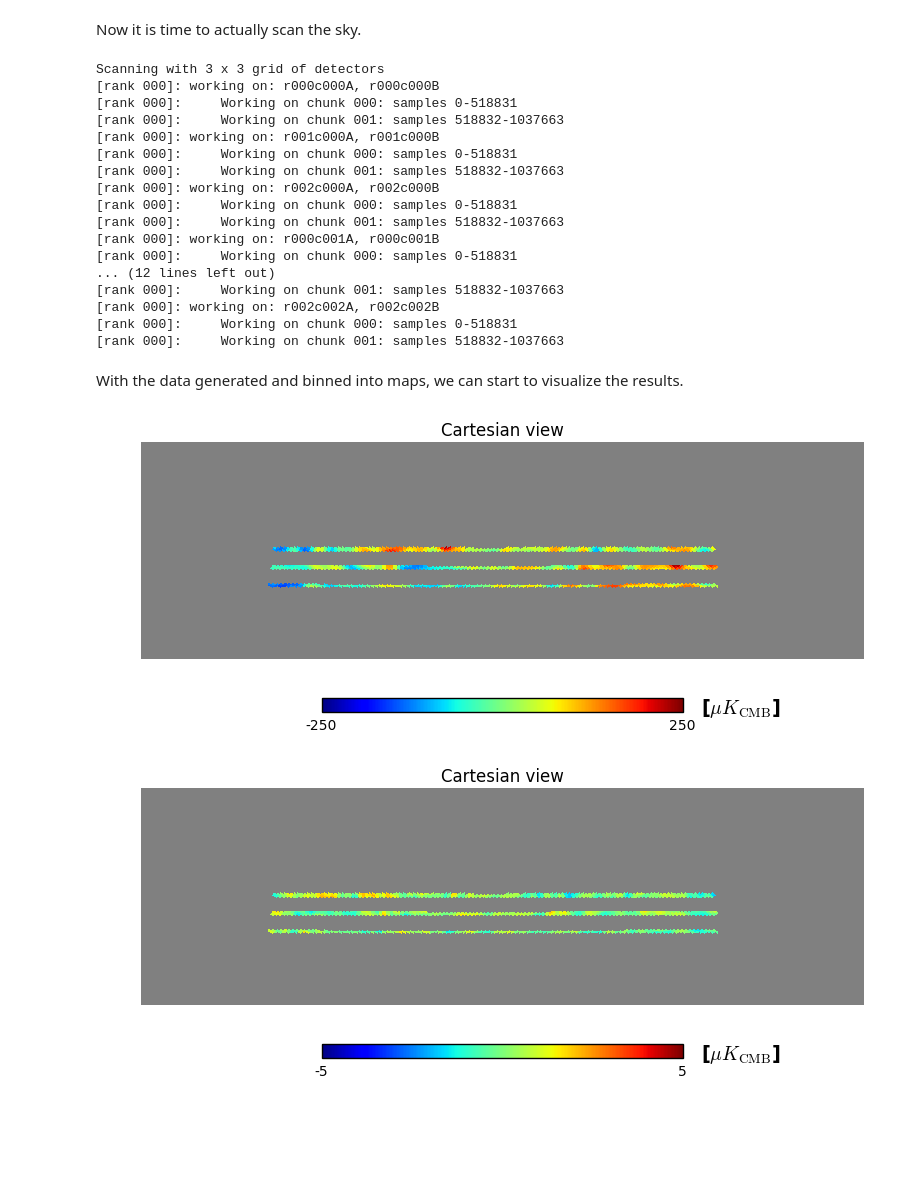
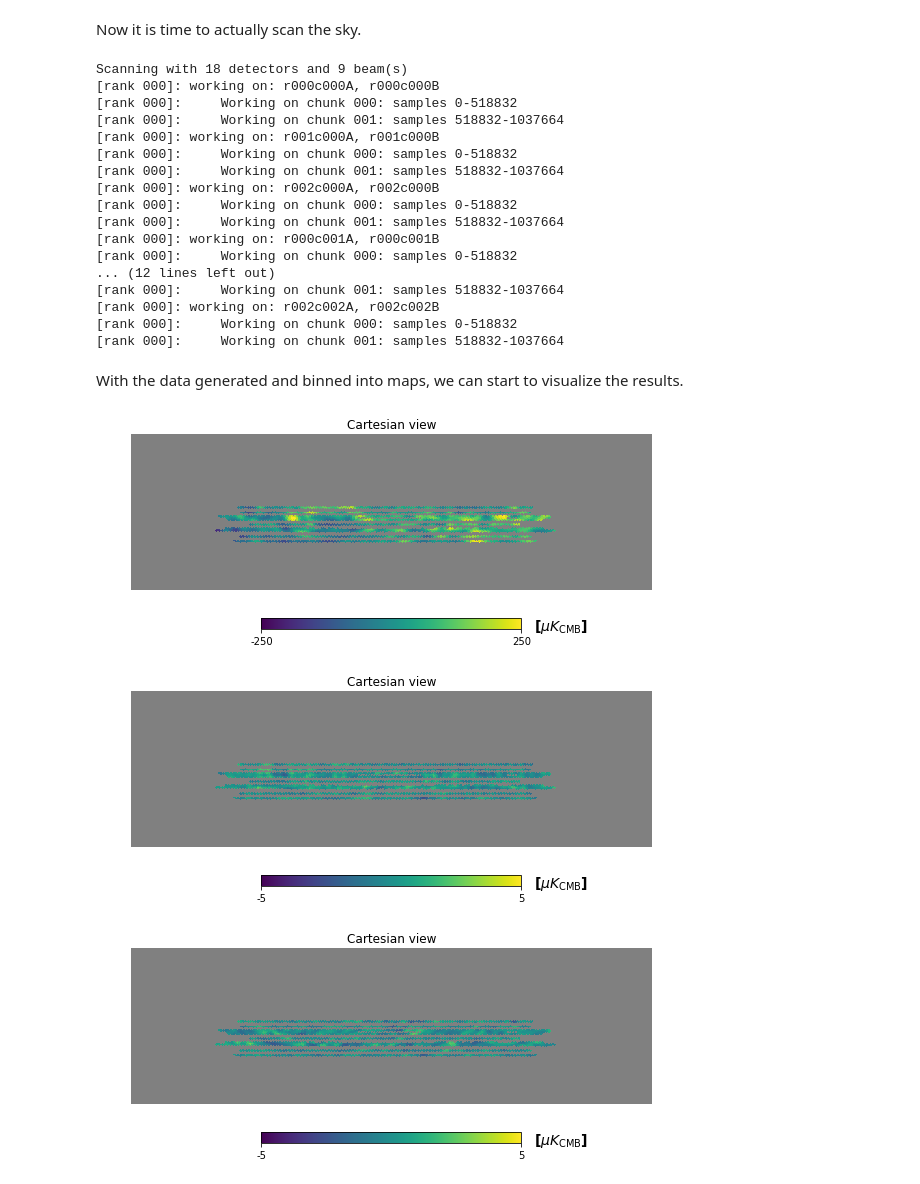
Before and after one commit to AdriJD/beamconv, a Jupyter notebook: notebooks/simple_scan.ipynb, the cells around one changed output. Cells and saved outputs as stored; diff of their text form; code cells hidden in the pictures; blank space fills up the shorter version.

```diff
--- a/notebooks/simple_scan.ipynb
+++ b/notebooks/simple_scan.ipynb
@@ -33,7 +34,7 @@ ra0=[-10, 0]
 dec0=[-57.5, 0]
 az_throw=50
 scan_speed=1
-rot_period=0
+rot_period=6 * 60 * 60
 hwp_mode='continuous'
 mlen = 24 * 60 * 60 # mission length
 # %% [markdown]
@@ -71,30 +72,32 @@ b2.scan_instrument_mpi(alm, verbose=1, ra0=ra0,
 # Solve for the maps
 maps, cond = b2.solve_for_map()
 # %% [output]
-Scanning with 3 x 3 grid of detectors
+Scanning with 18 detectors and 9 beam(s)
 [rank 000]: working on: r000c000A, r000c000B
-[rank 000]:     Working on chunk 000: samples 0-518831
-[rank 000]:     Working on chunk 001: samples 518832-1037663
+[rank 000]:     Working on chunk 000: samples 0-518832
+[rank 000]:     Working on chunk 001: samples 518832-1037664
 [rank 000]: working on: r001c000A, r001c000B
-[rank 000]:     Working on chunk 000: samples 0-518831
-[rank 000]:     Working on chunk 001: samples 518832-1037663
+[rank 000]:     Working on chunk 000: samples 0-518832
+[rank 000]:     Working on chunk 001: samples 518832-1037664
 [rank 000]: working on: r002c000A, r002c000B
-[rank 000]:     Working on chunk 000: samples 0-518831
-[rank 000]:     Working on chunk 001: samples 518832-1037663
+[rank 000]:     Working on chunk 000: samples 0-518832
+[rank 000]:     Working on chunk 001: samples 518832-1037664
 [rank 000]: working on: r000c001A, r000c001B
-[rank 000]:     Working on chunk 000: samples 0-518831
+[rank 000]:     Working on chunk 000: samples 0-518832
 ... (12 lines left out)
-[rank 000]:     Working on chunk 001: samples 518832-1037663
+[rank 000]:     Working on chunk 001: samples 518832-1037664
 [rank 000]: working on: r002c002A, r002c002B
-[rank 000]:     Working on chunk 000: samples 0-518831
-[rank 000]:     Working on chunk 001: samples 518832-1037663
+[rank 000]:     Working on chunk 000: samples 0-518832
+[rank 000]:     Working on chunk 001: samples 518832-1037664
 # %% [markdown]
 With the data generated and binned into maps, we can start to visualize the results.
 # %%
 cond[cond == np.inf] = hp.UNSEEN
 cart_opts = dict(unit=r'[$\mu K_{\mathrm{CMB}}$]')
 hp.cartview(maps[0], min=-250, max=250, lonra=[-60, 40], latra=[-70, -40], **cart_opts)
 hp.cartview(maps[1], min=-5, max=5, lonra=[-60, 40], latra=[-70, -40],  **cart_opts)
+hp.cartview(maps[2], min=-5, max=5, lonra=[-60, 40], latra=[-70, -40],  **cart_opts)
 # %% [output]
-[figure, old version]
+[figure, new version]
-[figure, old version]
+[figure, new version]
+[figure, added]
```
Also changed, not shown: parts of 1 cell of this notebook, 6 other files.
